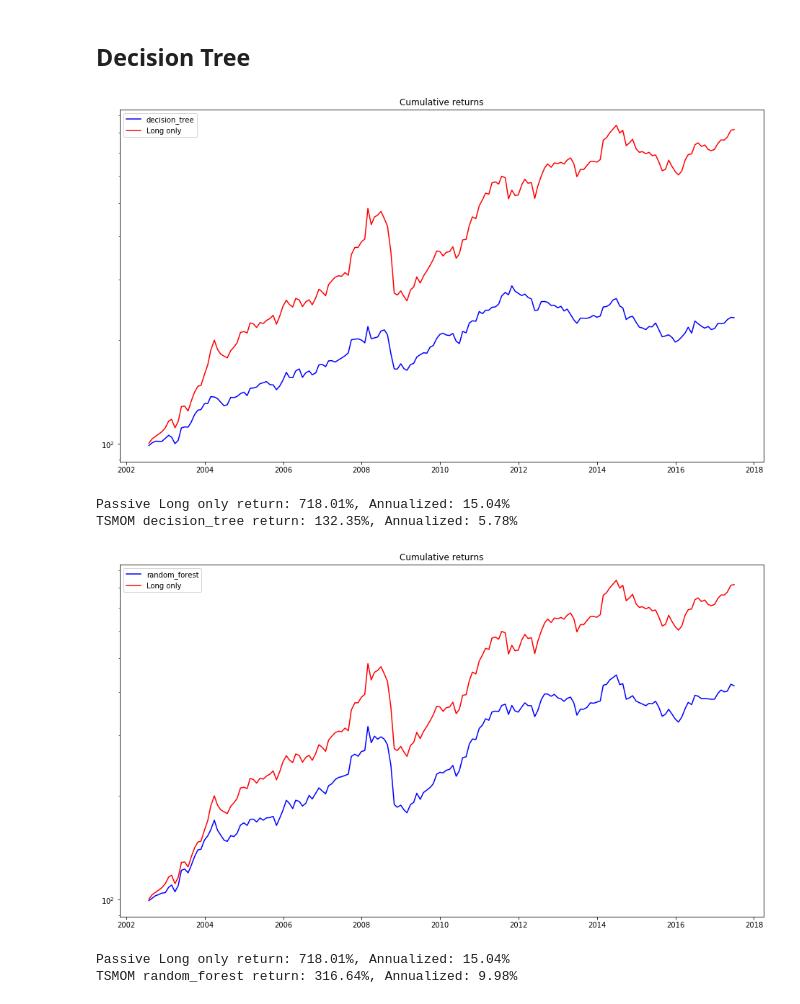
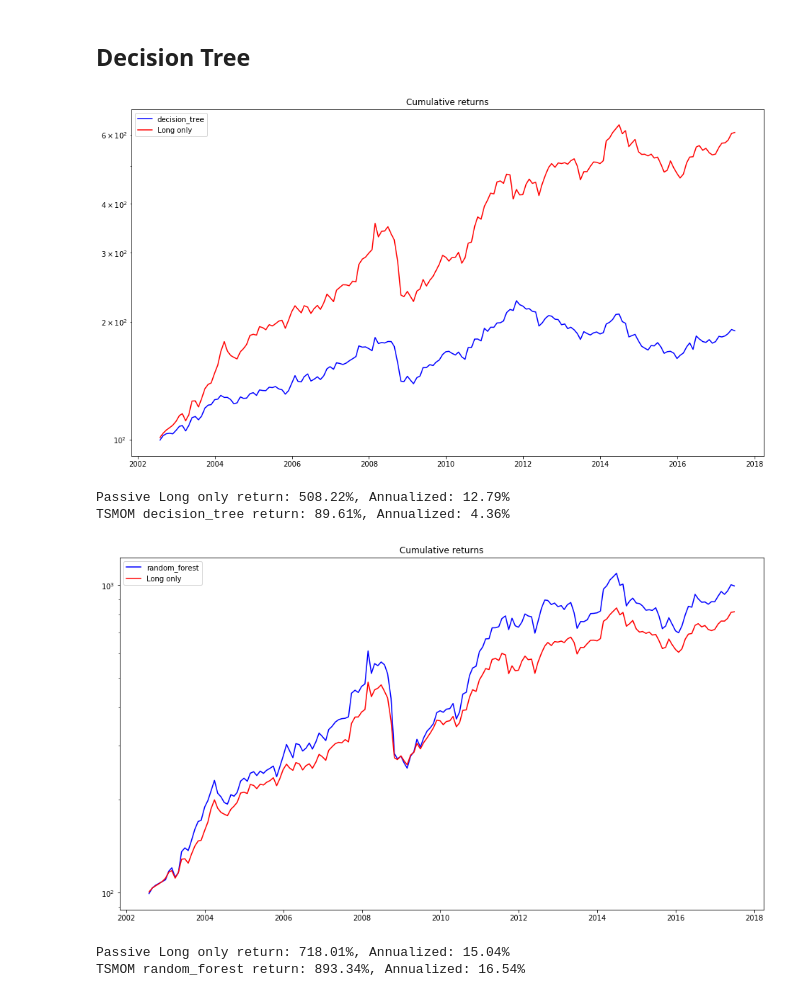
Before and after one commit to turing-usp/Momentum, a Jupyter notebook: TSMOM_Leme.ipynb, the cells around one changed output. Cells and saved outputs as stored; diff of their text form; code cells hidden in the pictures.

```diff
--- a/TSMOM_Leme.ipynb
+++ b/TSMOM_Leme.ipynb
@@ -188,7 +318,7 @@ def ml_signal(model, returns, lags=range(3,12)):
 
     return signal
 
-def ml_signal_momentum(model, prices, lags=[3,6,12]):
+def ml_signal_momentum(model, prices, lags=range(1,16)):
     """
     Return predict and signal construction (long or short)
     """
@@ -221,14 +351,3 @@ def ml_signal_momentum(model, prices, lags=[3,6,12]):
         signal.append(sign[0])
 
     return signal
-# %%
-lr = LinearRegression()
-dtr = DecisionTreeRegressor()
-rf = RandomForestRegressor()
-
-price_monthly = close_df.resample('BM').last().ffill()
-
-
-a=30
-b=80
-signal = ml_signal(rf, price_monthly[a:b])
@@ -279,7 +358,10 @@ print(r["ML"].mean(), r["Mom"].mean())
 
 Onde $X_t$ é o sinal de predição, que esta entre -1 e 1
 # %%
-def signal(df, date, passive, method):
+def signal(df, date, passive, method="momentum"):
+    """
+    Função que constrói o sinal para diversos metodos, sendo o tradicional: momentum
+    """
 
     num_assets = len(df.iloc[-1])
     signal = []
@@ -343,6 +425,15 @@ def signal(df, date, passive, method):
 
             signal = ml_signal_momentum(lr, prices)
 
+        elif method == "mom_linear_regression":
+
+            prices = df[:date]
+
+            rf = RandomForestRegressor()()
+
+            signal = ml_signal_momentum(rf, prices)
+
+
     return signal
 
 def tsmom (df,returns_monthly, vol_monthly,date, method = 'momentum', risk=0.4, passive=False, momentum_window=12):
@@ -402,21 +493,24 @@ def plot_backtesting(returns_model, returns_baseline, years, label_model, label_
     print('TSMOM ', label_model, ' return: ', round(tsmom_return,2), "%,",
          " Annualized: ", round((((100+tsmom_return)/100) ** (1/years) - 1)*100 , 2), "%", sep='')
 
-def backtesting(close_df, vol_monthly, start_date, years, method, plot=True):
+def backtesting(close_df, vol_monthly, start_date, years, method, risk=0.4, plot=True):
 
     returns_model = []
     returns_baseline = []
+    sharpe = []
+
     start = start_date
     years = years
     end = 12*(int(start/12) + years)
+
 
     for i in range(start, end):
 
         printProgressBar (iteration=i-start, total=end-start-1)
 
-        returns_model.append(tsmom(close_df, returns_monthly, vol_monthly, i, method))
+        returns_model.append(tsmom(close_df, returns_monthly, vol_monthly, i, method, risk))
 
-        returns_baseline.append(tsmom(close_df, returns_monthly, vol_monthly, i, passive=True))
+        returns_baseline.append(tsmom(close_df, returns_monthly, vol_monthly, i, risk, passive=True))
 
     returns_model = pd.DataFrame(returns_model)
     returns_baseline = pd.DataFrame(returns_baseline)
@@ -426,4 +520,6 @@ def backtesting(close_df, vol_monthly, start_date, years, method, plot=True):
 
     if plot:
         plot_backtesting(returns_model, returns_baseline, years, method, "Long only", "Cumulative returns")
+
+    return [returns_model, returns_baseline]
 # %% [markdown]
@@ -501,14 +599,14 @@ TSMOM linear_regression return: 313.68%, Annualized: 9.93%
 # %% [markdown]
 ## Decision Tree
 # %%
-backtesting(close_df, gk_monthly, start_date= 36, years=15, method="decision_tree", plot=True)
+backtesting(close_df, vol_monthly, start_date= 36, years=15, method="decision_tree", plot=True)
 # %% [output]
-[figure, old version]
+[figure, new version]
-Passive Long only return: 718.01%, Annualized: 15.04%
-TSMOM decision_tree return: 132.35%, Annualized: 5.78%
+Passive Long only return: 508.22%, Annualized: 12.79%
+TSMOM decision_tree return: 89.61%, Annualized: 4.36%
 # %%
-backtesting(close_df, gk_monthly, start_date= 36, years=15, method="random_forest", plot=True)
+backtesting(close_df, gk_monthly, start_date= 36, years=15, method="random_forest", risk=0.6, plot=True)
 # %% [output]
-[figure, old version]
+[figure, new version]
 Passive Long only return: 718.01%, Annualized: 15.04%
-TSMOM random_forest return: 316.64%, Annualized: 9.98%
+TSMOM random_forest return: 893.34%, Annualized: 16.54%
```
Also changed, not shown: parts of 44 cells of this notebook, 2 other files.
